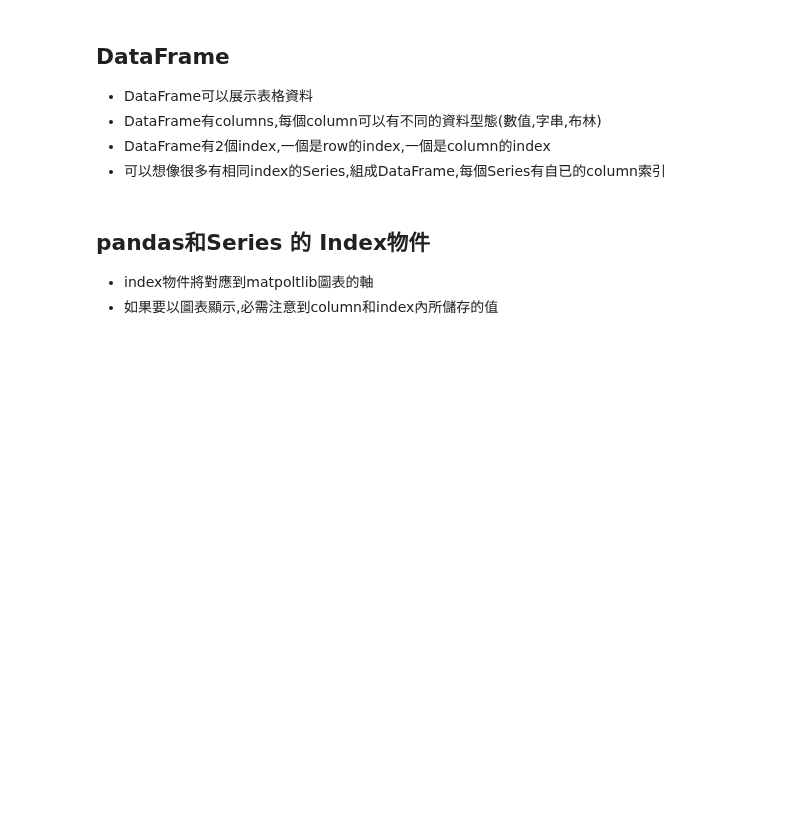
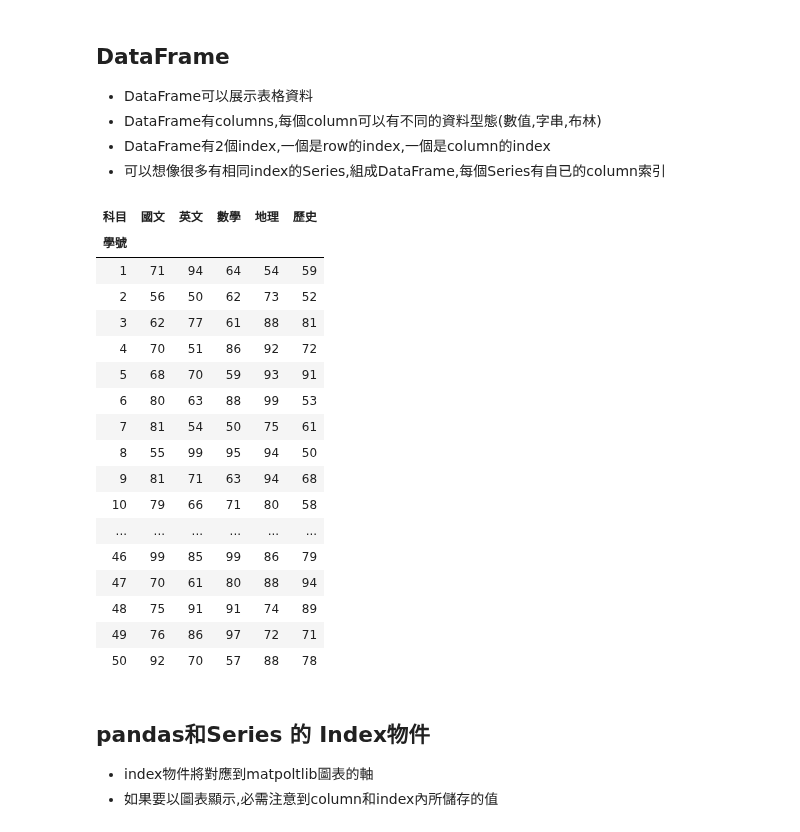
Before and after one commit to roberthsu2003/PythonForDataAnalysis, a Jupyter notebook: 初見pandas/README.ipynb, the cells around one changed output. Cells and saved outputs as stored; diff of their text form; code cells hidden in the pictures; blank space fills up the shorter version.

```diff
--- a/初見pandas/README.ipynb
+++ b/初見pandas/README.ipynb
@@ -512,6 +512,35 @@ Name: 人口, dtype: float64
 #frame2['縣市']語法可以有不同的語法
 #frame2.人口 點的語法,只有一個功能,取出人口欄位
 #取出的Series的name屬性會使用欄位名稱
+# %%
+#練習建立學生成績單
+import numpy as np
+import pandas as pd
+
+scores = np.random.randint(50,101,size=(50,5))
+scores_pd=pd.DataFrame(scores,columns=['國文', '英文', '數學', '地理', '歷史'],index=range(1,51))
+scores_pd.index.name="學號"
+scores_pd.columns.name="科目"
+scores_pd
+# %% [output]
+| 科目 | 國文 | 英文 | 數學 | 地理 | 歷史 |
+| 學號 |  |  |  |  |  |
+| 1 | 71 | 94 | 64 | 54 | 59 |
+| 2 | 56 | 50 | 62 | 73 | 52 |
+| 3 | 62 | 77 | 61 | 88 | 81 |
+| 4 | 70 | 51 | 86 | 92 | 72 |
+| 5 | 68 | 70 | 59 | 93 | 91 |
+| 6 | 80 | 63 | 88 | 99 | 53 |
+| 7 | 81 | 54 | 50 | 75 | 61 |
+| 8 | 55 | 99 | 95 | 94 | 50 |
+| 9 | 81 | 71 | 63 | 94 | 68 |
+| 10 | 79 | 66 | 71 | 80 | 58 |
+| ... | ... | ... | ... | ... | ... |
+| 46 | 99 | 85 | 99 | 86 | 79 |
+| 47 | 70 | 61 | 80 | 88 | 94 |
+| 48 | 75 | 91 | 91 | 74 | 89 |
+| 49 | 76 | 86 | 97 | 72 | 71 |
+| 50 | 92 | 70 | 57 | 88 | 78 |
 # %%
 #loc[索引名稱]
 #可以使用loc的屬性,傳入位置或索引名稱取出rows
```
Also changed, not shown: 1 other file.
